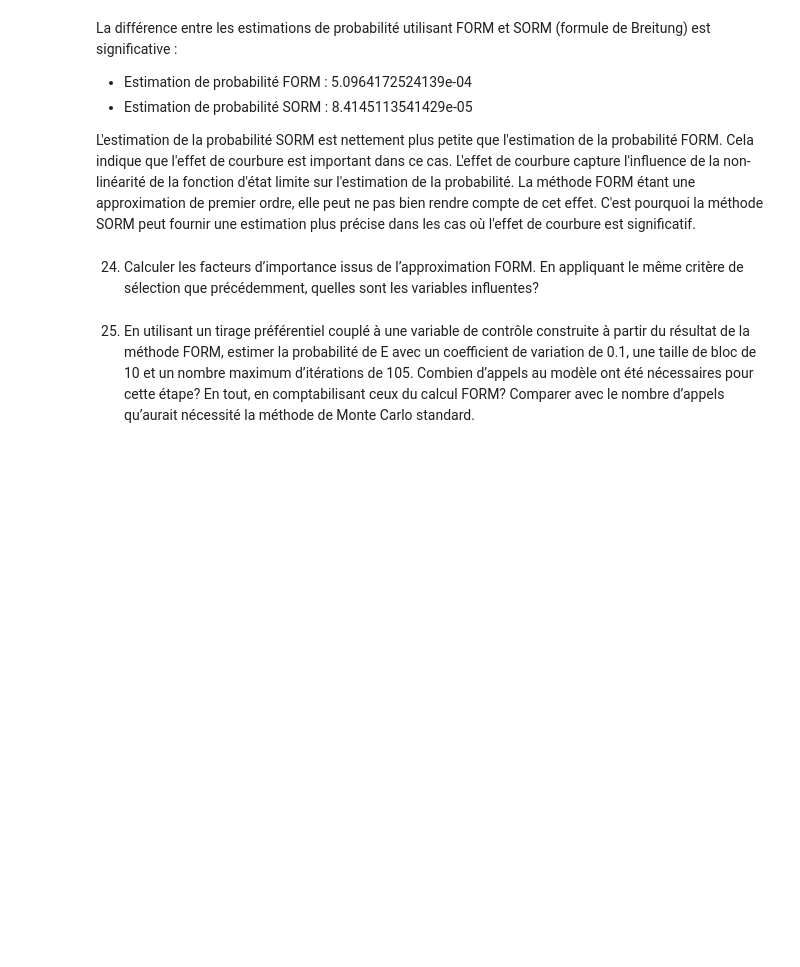
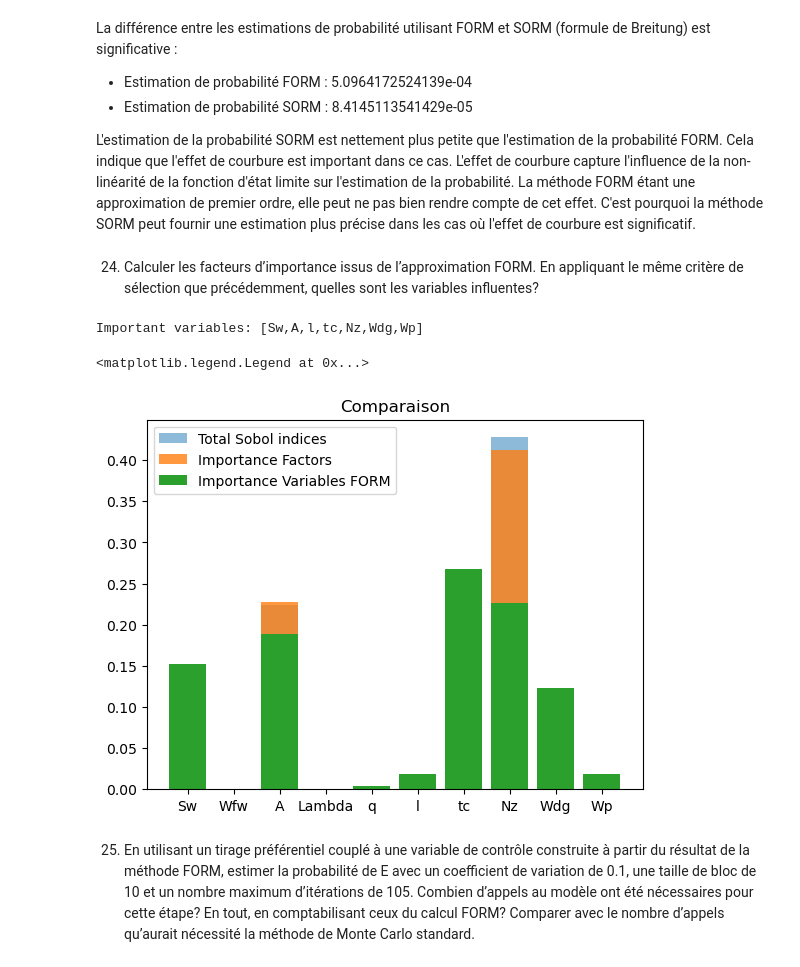
Before and after one commit to Abdellah-Laassairi/QI-mass-model-wing-aircraft, a Jupyter notebook: notebook.ipynb, the cells around one changed output. Saved outputs shown, nothing was run; the diff lists cells and outputs as text; code cells hidden in the pictures; blank space fills up the shorter version.

Commit message:
New variable importance

```diff
--- a/notebook.ipynb
+++ b/notebook.ipynb
@@ -485,6 +486,52 @@ L'estimation de la probabilité SORM est nettement plus petite que l'estimation
 # %% [markdown]
 24. Calculer les facteurs d’importance issus de l’approximation FORM. En appliquant le même
 critère de sélection que précédemment, quelles sont les variables influentes?
+# %%
+# Importance Threshold
+threshold = 0.005
+
+# Run the FORM analysis
+algo_form = ot.FORM(ot.Cobyla(), E, distribution_entrees.getMean())
+algo_form.run()
+result_form = algo_form.getResult()
+
+# Compute the gradient at the design point
+design_point_standard_space = result_form.getStandardSpaceDesignPoint()
+
+# We should first transform the design point back to the physical space before evaluating the model
+design_point_physical_space = distribution_entrees.getInverseIsoProbabilisticTransformation()(design_point_standard_space)
+
+
+finite_difference_gradient_model = CenteredFiniteDifferenceGradient(epsilon, symbolic_function.getEvaluation())
+gradient = finite_difference_gradient_model.gradient(design_point_physical_space)
+
+# Calculate the importance factors
+marginal_standard_deviations = distribution_entrees.getStandardDeviation()
+importance_factors_form = []
+for i in range(distribution_entrees.getDimension()):
+    factor = abs(gradient[i, 0]) * marginal_standard_deviations[i]
+    importance_factors_form.append(factor)
+importance_factors_form = ot.Point(importance_factors_form)
+importance_factors_form /= sum(importance_factors_form)
+
+# Apply the selection criterion (importance factor > 0.5%)
+important_variables = []
+for i, factor in enumerate(importance_factors_form):
+    if factor >= threshold:
+        important_variables.append(i)
+
+print("Important variables:", nom_sources[important_variables])
+
+
+plt.title("Comparaison")
+plt.bar(nom_sources, total_sobol_indices, label="Total Sobol indices", alpha=0.5)
+plt.bar(nom_sources, importance_factors, label="Importance Factors", alpha=0.8)
+plt.bar(nom_sources, importance_factors_form, label="Importance Variables FORM", alpha=1)
+plt.legend()
+# %% [output]
+Important variables: [Sw,A,l,tc,Nz,Wdg,Wp]
+<matplotlib.legend.Legend at 0x...>
+[figure, added]
 # %% [markdown]
 25. En utilisant un tirage préférentiel couplé à une variable de contrôle construite à partir du
 résultat de la méthode FORM, estimer la probabilité de E avec un coefficient de variation de
```
Also changed, not shown: parts of 3 cells of this notebook.
